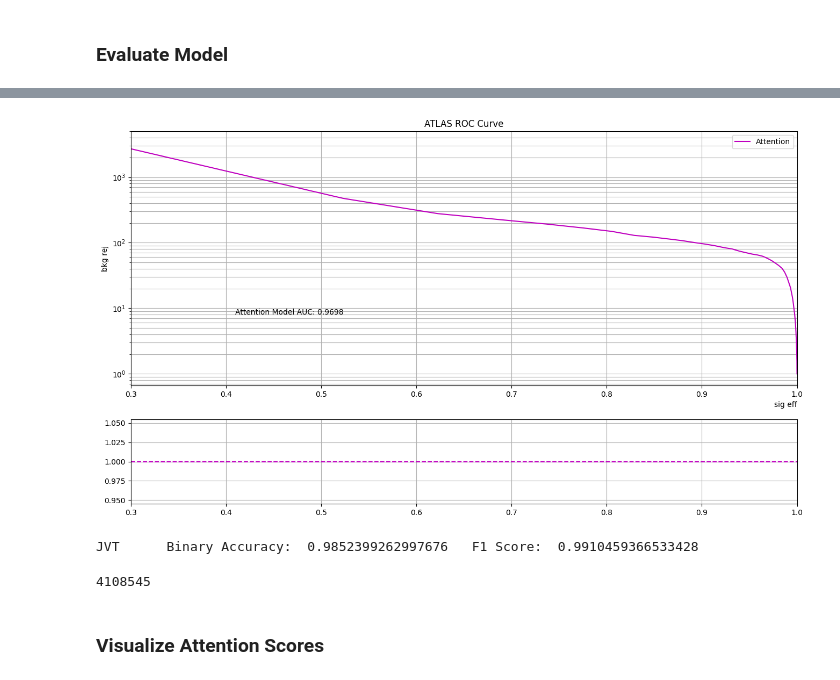
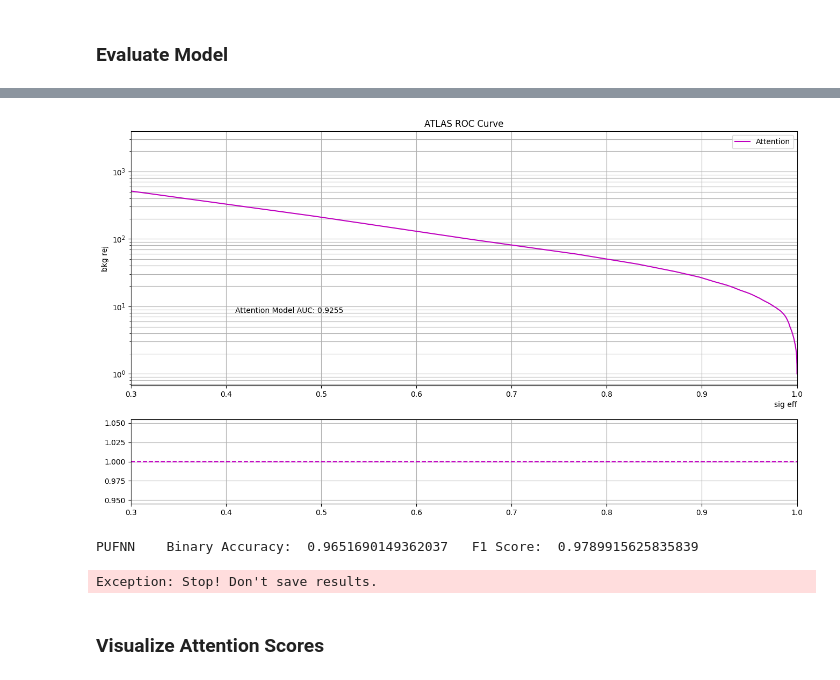
Before and after one commit to LukeV37/Pileup_Project, a Jupyter notebook: models/Jet_Attention_Model.ipynb, the cells around one changed output, grey strips where cells are left out. Drawn from its saved outputs; the diff is of its cells as text; code cells hidden in the pictures.

Commit message:
results

```diff
--- a/models/Jet_Attention_Model.ipynb
+++ b/models/Jet_Attention_Model.ipynb
@@ -20,7 +20,7 @@ import torch.optim as optim
 # %% [markdown]
 ### Import Preprocessed Data
 # %%
-data = pickle.load( open( "data_v1.pkl", "rb" ) )
+data = pickle.load( open( "datasets/data_ttbar_MG.pkl", "rb" ) )
 X_train, y_train, X_val, y_val, X_test, y_test = data
 # %% [markdown]
 ### Define Model
@@ -50,7 +50,7 @@ class Model(nn.Module):
         super(Model, self).__init__()
 
         self.embed_dim = 256
-        self.num_heads = 4
+        self.num_heads = 8
         self.num_jet_feats = 4
         self.num_trk_feats = 6
 
@@ -251,6 +262,7 @@ predicted_labels = []
 true_labels = []
 binary_pred = []
 binary_true = []
+loss_fn = nn.MSELoss()
 
 num_test = len(X_test)
 for i in range(num_test):
@@ -311,43 +323,62 @@ def ATLAS_roc(y_true, y_pred):
     bkg_rej = [1/x for x in bkg_eff]
     return np.array(sig_eff), np.array(bkg_rej), thresholds
 
+def roc(y_true, y_pred):
+    sig = (y_true==1)
+    bkg = ~sig
+
+    sig_eff = []
+    fake_rate = []
+
+    thresholds = np.linspace(0,0.97,100)
+
+    for threshold in thresholds:
+        sig_eff.append(((y_pred[sig] > threshold).sum() / y_true[sig].shape[0]))
+        fake_rate.append(((y_pred[bkg] > threshold).sum()  / y_true[bkg].shape[0]))
+
+    return np.array(sig_eff), np.array(fake_rate), thresholds
+
 def get_metrics(y_true, y_pred, threshold):
     y_Pred = np.array(y_pred > threshold).astype(int)
     y_True = np.array(y_true > threshold).astype(int)
-    x,y, thresholds = ATLAS_roc(y_True, y_pred)
+    x1,y1, thresholds1 = ATLAS_roc(y_True, y_pred)
+    x2,y2, thresholds2 = roc(y_True, y_pred)
     AUC = roc_auc_score(y_True, y_Pred)
     BA = accuracy_score(y_True, y_Pred)
     f1 = f1_score(y_True, y_Pred)
-    return x,y,thresholds,AUC,BA,f1
-
+    return x1,y1,x2,y2,thresholds1,thresholds2,AUC,BA,f1
 
 fig, (ax1, ax2) = plt.subplots(2,1,figsize=(16,9), gridspec_kw={'height_ratios': [3, 1]})
 
-x1,y1,th1,AUC1,BA1,f11 = get_metrics(np.array(true_labels), np.array(predicted_labels), 0.7)
+x1,y1,x1_v2,y1_v2,th1,th1_v2,AUC1,BA1,f11 = get_metrics(np.array(true_labels), np.array(predicted_labels), 0.7)
 
 ax1.set_title("ATLAS ROC Curve")
 ax1.set_xlabel("sig eff",loc='right')
 ax1.set_ylabel("bkg rej")
 
 ax1.plot(x1,y1, label="Attention",color='m')
 AUC1 = "Attention Model AUC: " + str(round(AUC1,4))
 ax1.text(0.41,8,AUC1)
 
 x = 1-np.flip(th1)
 ratio1 = np.interp(x,np.flip(x1),np.flip(y1))/np.interp(x,np.flip(x1),np.flip(y1))
 ax2.plot(x,ratio1,linestyle='--',color='m')
 
 # General Plot Settings
 ax1.legend()
 ax1.set_yscale('log')
 ax1.grid(which='both')
 ax2.grid(which='both')
 ax1.set_xlim(0.3,1)
 ax2.set_xlim(0.3,1)
 plt.show()
 
-print("JVT\t","Binary Accuracy: ", BA1, "\tF1 Score: ", f11)
+print("PUFNN\t","Binary Accuracy: ", BA1, "\tF1 Score: ", f11)
 print("")
 # %% [output]
-[figure, old version]
+[figure, new version]
-JVT      Binary Accuracy:  0.9852399262997676   F1 Score:  0.9910459366533428
+PUFNN    Binary Accuracy:  0.9651690149362037   F1 Score:  0.9789915625835839
+# %%
+raise Exception("Stop! Don't save results.")
+# %% [output]
+Exception: Stop! Don't save results.
@@ -354,7 +395,5 @@ JVT      Binary Accuracy:  0.9852399262997676   F1 Score:  0.9910459366533428
 # %%
 #print(model)
-np.sum(p.numel() for p in model.parameters() if p.requires_grad)
+print("Trainable Parameters :", np.sum(p.numel() for p in model.parameters() if p.requires_grad))
-# %% [output]
-4108545
 # %%
 torch.save(model,"PUFNN.torch")
```
Also changed, not shown: parts of 8 cells of this notebook, 1 other file.
